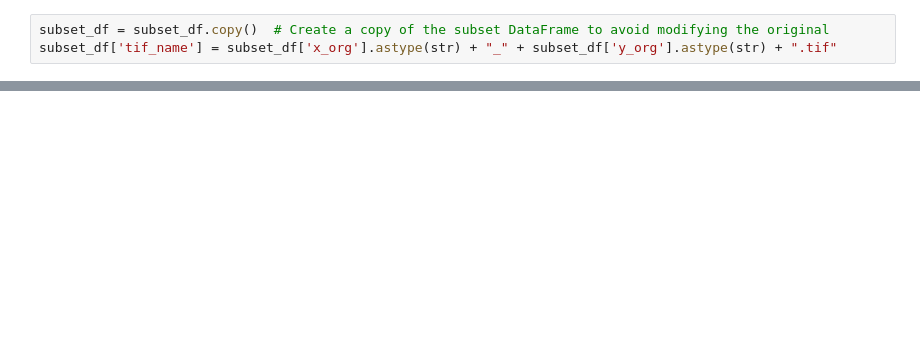
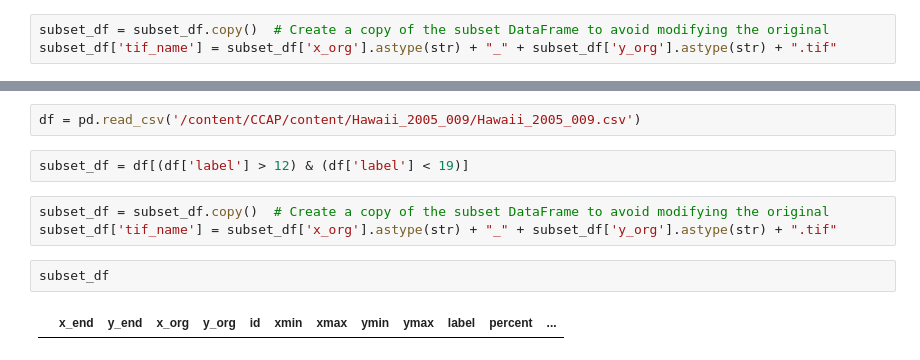
Before and after one commit to aml7hawaiiedu/CCAPLandCoverProject, a Jupyter notebook: CCAP_UNET_processing_Fall2023.ipynb, the cells around one changed output, grey strips where cells are left out. Saved outputs shown, nothing was run; the diff lists cells and outputs as text; blank space fills up the shorter version.

```diff
--- a/CCAP_UNET_processing_Fall2023.ipynb
+++ b/CCAP_UNET_processing_Fall2023.ipynb
@@ -267,0 +399,11 @@ CSV file moved to Google Drive: /content/drive/MyDrive/wetland_unet/UNET_Image_C
+# %%
+df = pd.read_csv('/content/CCAP/content/Hawaii_2005_009/Hawaii_2005_009.csv')
+# %%
+subset_df = df[(df['label'] > 12) & (df['label'] < 19)]
+# %%
+subset_df = subset_df.copy()  # Create a copy of the subset DataFrame to avoid modifying the original
+subset_df['tif_name'] = subset_df['x_org'].astype(str) + "_" + subset_df['y_org'].astype(str) + ".tif"
+# %%
+subset_df
+# %% [output]
+|  | x_end | y_end | x_org | y_org | id | xmin | xmax | ymin | ymax | label | percent | ... |
```
Also changed, not shown: parts of 45 cells of this notebook.
